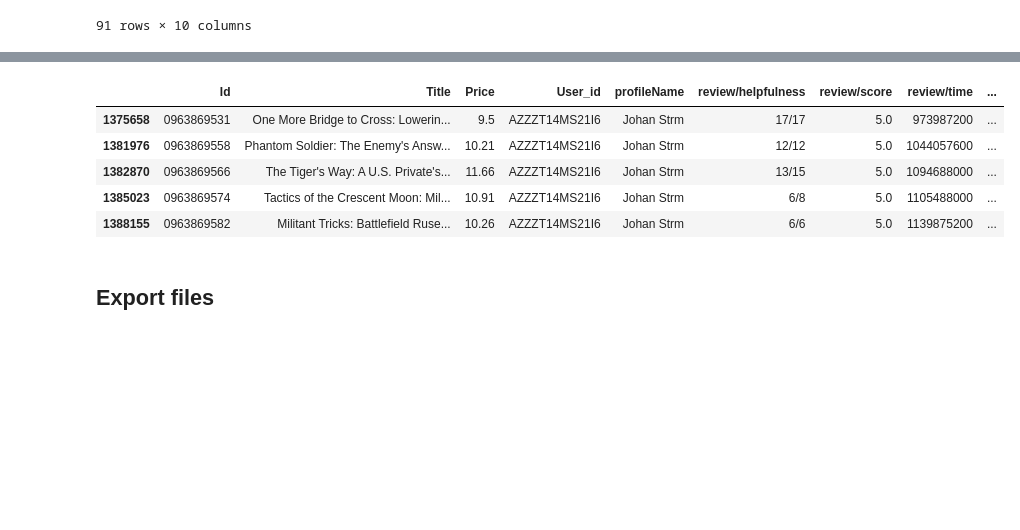
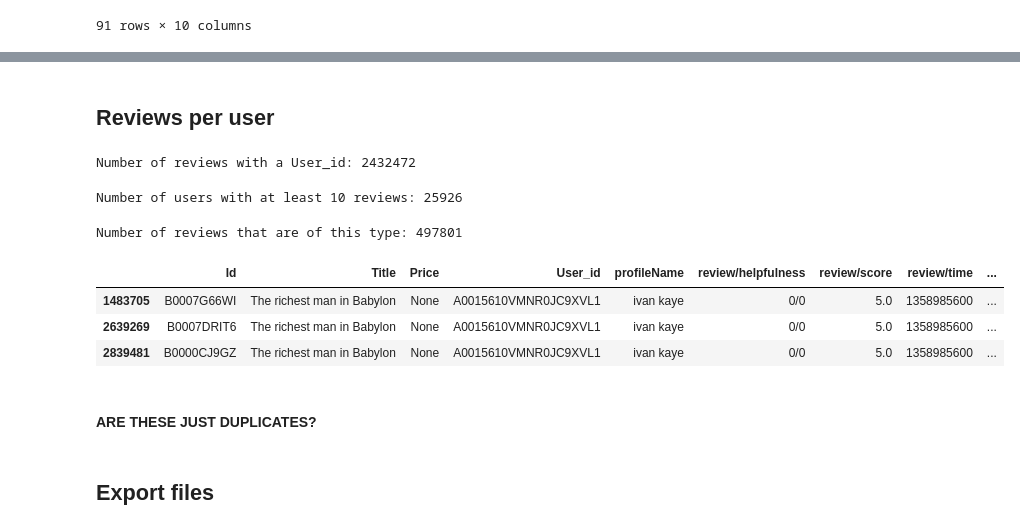
Before and after one commit to feyclan/WT_analysis, a Jupyter notebook: Cleaning.ipynb, the cells around one changed output, grey strips where cells are left out. Cells and saved outputs as stored; diff of their text form; code cells hidden in the pictures; blank space fills up the shorter version.

Commit message:
Started grouping per user

```diff
--- a/Cleaning.ipynb
+++ b/Cleaning.ipynb
@@ -357,14 +312,34 @@ Name: Title, Length: 746, dtype: int64
+# %% [markdown]
+## Reviews per user
+# %%
+review_only_users = reviews[reviews["User_id"].notnull()].drop_duplicates()
+print("Number of reviews with a User_id:", len(review_only_users))
+# %% [output]
+Number of reviews with a User_id: 2432472
+# %%
+temp = review_only_users['User_id'].value_counts()
+print("Number of users with at least 10 reviews:", len(temp[temp>10]))
+# %% [output]
+Number of users with at least 10 reviews: 25926
+# %%
+temp = review_only_users.groupby(['User_id', 'Title']).size()
+multiple_reviews = temp[temp>1] # These are users that have given multiple reviews to the same book
+print("Number of reviews that are of this type:", multiple_reviews.sum())
+# %% [output]
+Number of reviews that are of this type: 497801
+# %%
+rrr = review_only_users[review_only_users['User_id'] == "A0015610VMNR0JC9XVL1"][review_only_users['Title'] == "The richest man in Babylon"]
+# %%
+rrr.drop_duplicates() #ONLY THESE ID'S ARE DIFFERENT
+# %% [output]
+|  | Id | Title | Price | User_id | profileName | review/helpfulness | review/score | review/time | ... |
+| 1483705 | B0007G66WI | The richest man in Babylon | None | A0015610VMNR0JC9XVL1 | ivan kaye | 0/0 | 5.0 | 1358985600 | ... |
+| 2639269 | B0007DRIT6 | The richest man in Babylon | None | A0015610VMNR0JC9XVL1 | ivan kaye | 0/0 | 5.0 | 1358985600 | ... |
+| 2839481 | B0000CJ9GZ | The richest man in Babylon | None | A0015610VMNR0JC9XVL1 | ivan kaye | 0/0 | 5.0 | 1358985600 | ... |
+# %% [markdown]
+#### ARE THESE JUST DUPLICATES?
 # %%
 tab2 = reviews.groupby('Title').nunique()
-# %%
-reviews[reviews["User_id"] == "AZZZT14MS21I6"]
-# %% [output]
-|  | Id | Title | Price | User_id | profileName | review/helpfulness | review/score | review/time | ... |
-| 1375658 | 0963869531 | One More Bridge to Cross: Lowerin... | 9.5 | AZZZT14MS21I6 | Johan Strm | 17/17 | 5.0 | 973987200 | ... |
-| 1381976 | 0963869558 | Phantom Soldier: The Enemy's Answ... | 10.21 | AZZZT14MS21I6 | Johan Strm | 12/12 | 5.0 | 1044057600 | ... |
-| 1382870 | 0963869566 | The Tiger's Way: A U.S. Private's... | 11.66 | AZZZT14MS21I6 | Johan Strm | 13/15 | 5.0 | 1094688000 | ... |
-| 1385023 | 0963869574 | Tactics of the Crescent Moon: Mil... | 10.91 | AZZZT14MS21I6 | Johan Strm | 6/8 | 5.0 | 1105488000 | ... |
-| 1388155 | 0963869582 | Militant Tricks: Battlefield Ruse... | 10.26 | AZZZT14MS21I6 | Johan Strm | 6/6 | 5.0 | 1139875200 | ... |
 # %% [markdown]
 ## Export files
 # %%
```
Also changed, not shown: parts of 9 cells of this notebook.
